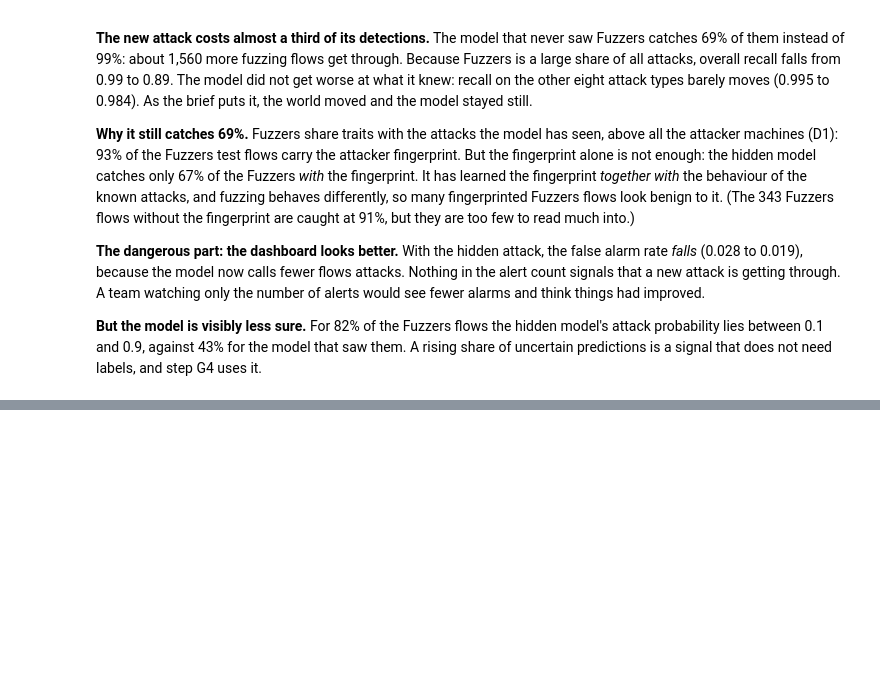
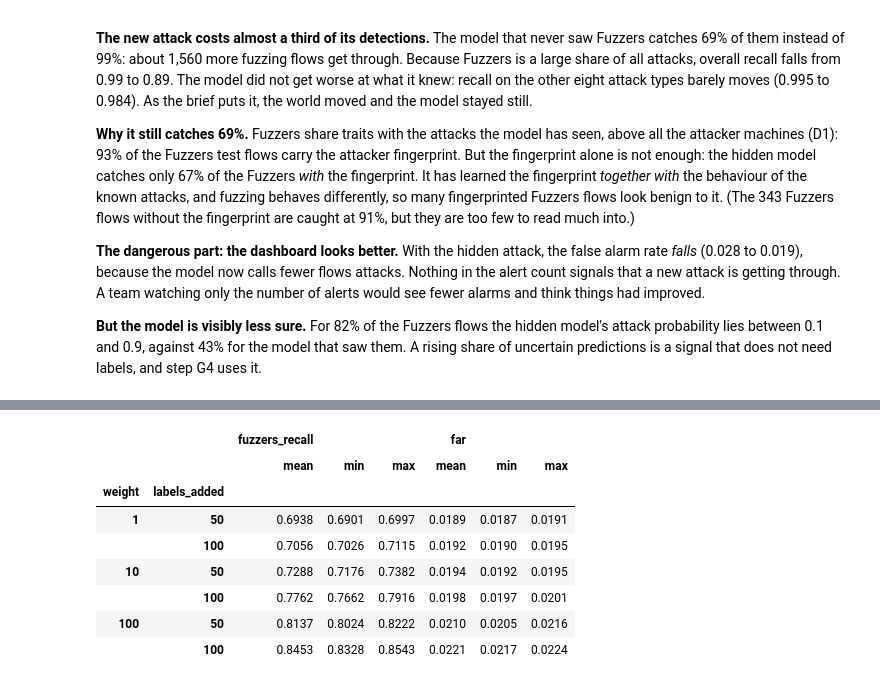
Before and after one commit to steve-nt/AI-for-Cybersecurity-Final-Mini-Project, a Jupyter notebook: parts/60_adaptability.ipynb, the cells around one changed output, grey strips where cells are left out. Drawn from its saved outputs; the diff is of its cells as text; code cells hidden in the pictures; blank space fills up the shorter version.

```diff
--- a/parts/60_adaptability.ipynb
+++ b/parts/60_adaptability.ipynb
@@ -180,0 +255,29 @@ is a signal that does not need labels, and step G4 uses it.
+# %%
+# STEP G3
+weighted = []
+for weight in [10, 100]:
+    for n in [50, 100]:
+        for seed in [0, 1, 2]:
+            labelled = X_new.sample(n, random_state=seed)               # the same draws as above
+            X_adapt = pd.concat([X_seen, labelled])
+            y_adapt = pd.concat([y_seen, y_new.loc[labelled.index]])
+            w = np.concatenate([np.ones(len(X_seen)), np.full(n, float(weight))])
+            model = make_boost().fit(X_adapt, y_adapt, sample_weight=w)
+            weighted.append({"weight": weight, "labels_added": n, "seed": seed, **hidden_report(model)})
+weighted_runs = pd.DataFrame(weighted)
+weighted_runs.to_csv(TABLES / "G3_adapt_weighted_runs.csv", index=False, float_format="%.4f")
+weighted_summary = (pd.concat([adapt_runs.assign(weight=1), weighted_runs])
+                    .groupby(["weight", "labels_added"])[["fuzzers_recall", "overall_recall", "far", "macro_f1"]]
+                    .agg(["mean", "min", "max"]))
+weighted_summary.to_csv(TABLES / "G3_adapt_summary.csv", float_format="%.4f")
+weighted_summary[["fuzzers_recall", "far"]].round(4)
+# %% [output]
+|  |  | fuzzers_recall |  |  | far |  |  |
+|  |  | mean | min | max | mean | min | max |
+| weight | labels_added |  |  |  |  |  |  |
+| 1 | 50 | 0.6938 | 0.6901 | 0.6997 | 0.0189 | 0.0187 | 0.0191 |
+|  | 100 | 0.7056 | 0.7026 | 0.7115 | 0.0192 | 0.0190 | 0.0195 |
+| 10 | 50 | 0.7288 | 0.7176 | 0.7382 | 0.0194 | 0.0192 | 0.0195 |
+|  | 100 | 0.7762 | 0.7662 | 0.7916 | 0.0198 | 0.0197 | 0.0201 |
+| 100 | 50 | 0.8137 | 0.8024 | 0.8222 | 0.0210 | 0.0205 | 0.0216 |
+|  | 100 | 0.8453 | 0.8328 | 0.8543 | 0.0221 | 0.0217 | 0.0224 |
```
Also changed, not shown: parts of 6 cells of this notebook, 7 other files.
